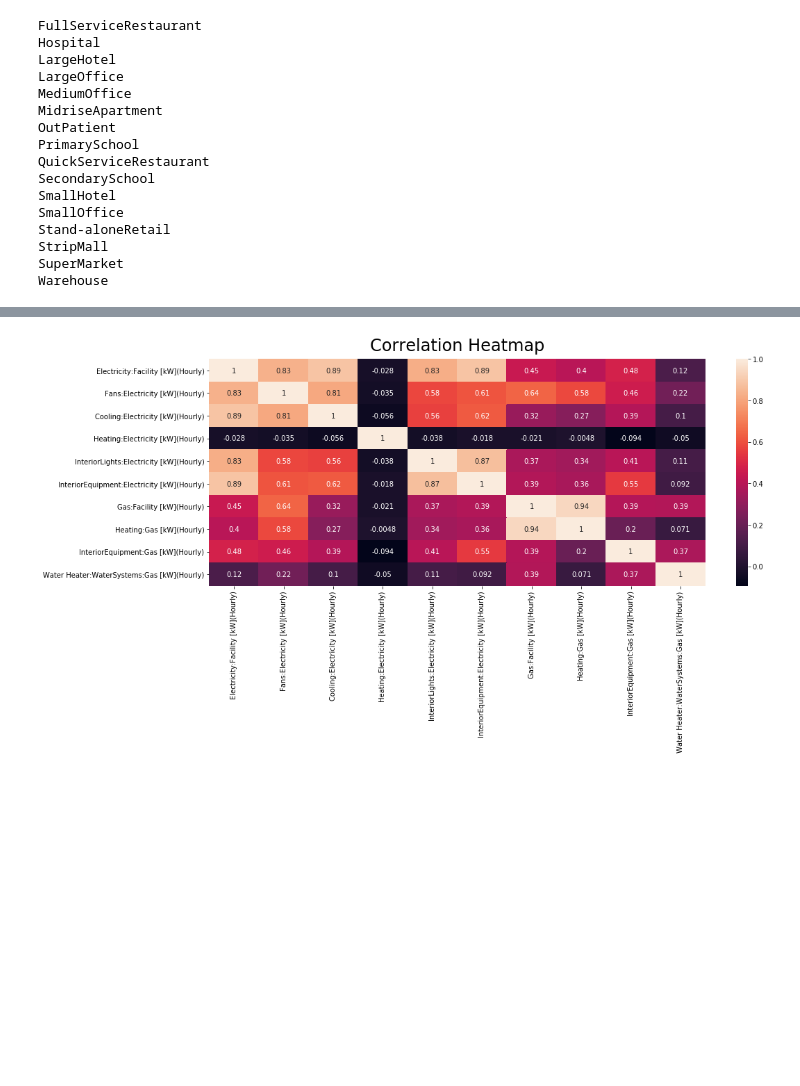
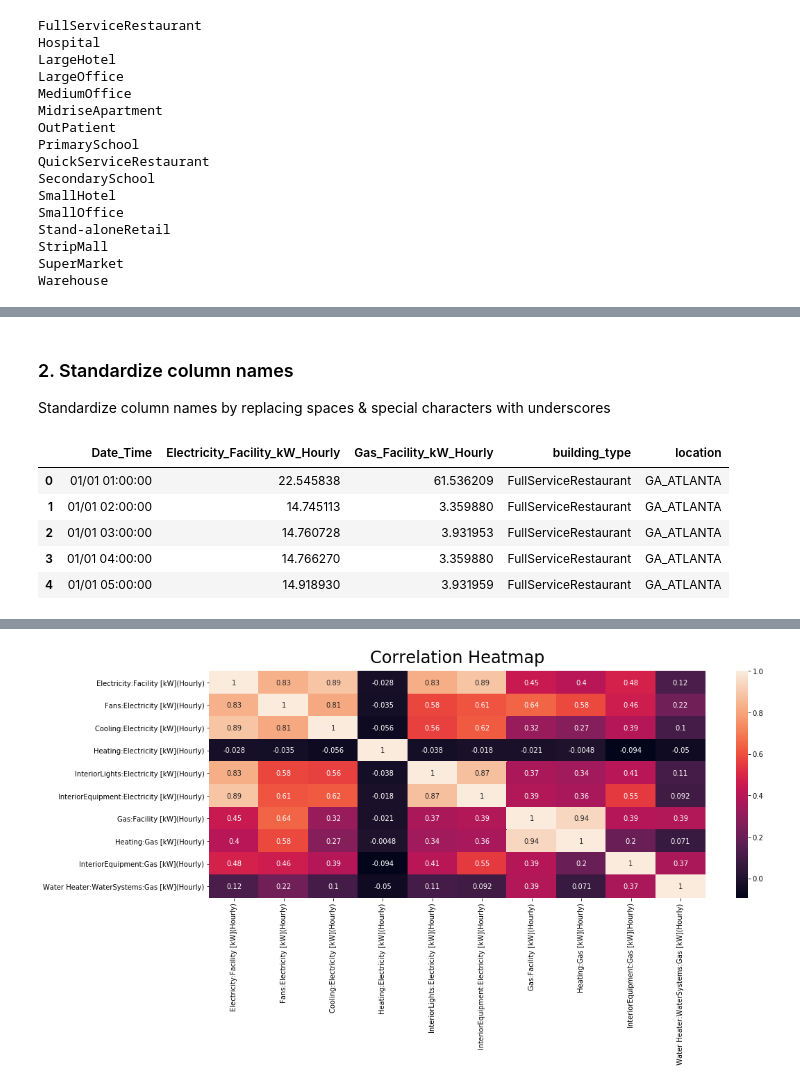
Before and after one commit to dgitts/electric-load-forecasting, a Jupyter notebook: notebooks/david.ipynb, the cells around one changed output, grey strips where cells are left out. Saved outputs shown, nothing was run; the diff lists cells and outputs as text; code cells hidden in the pictures; blank space fills up the shorter version.

```diff
--- a/notebooks/david.ipynb
+++ b/notebooks/david.ipynb
@@ -39,7 +39,7 @@ def clean_filename(filename):
         filename = filename.replace(substring_to_remove, '')
     return filename
 
-def standardize_columns(columns):
+def standardize_column_names(columns):
     mapping = [ (' ', '_'), ('[', ''), (']\(', '_'), ('\)', '') , ('/', '_'), (':', '_')]
     for k, v in mapping:
         columns = columns.str.replace(k, v)
@@ -107,0 +123,7 @@ df.drop(cols_to_remove, inplace=True, axis=1)
+# %%
+cols_to_remove = ['Fans:Electricity [kW](Hourly)', 'Cooling:Electricity [kW](Hourly)','Heating:Electricity [kW](Hourly)'
+                                              ,'InteriorLights:Electricity [kW](Hourly)','InteriorEquipment:Electricity [kW](Hourly)'
+                                              ,'Heating:Gas [kW](Hourly)','InteriorEquipment:Gas [kW](Hourly)','Water Heater:WaterSystems:Gas [kW](Hourly)'
+                                              ]
+df_aggregate_only = df.drop(cols_to_remove, axis=1)
+df_aggregate_only.head()
@@ -107,0 +137,13 @@ df.drop(cols_to_remove, inplace=True, axis=1)
+# %% [markdown]
+### 2. Standardize column names
+Standardize column names by replacing spaces & special characters with underscores
+# %%
+df_aggregate_only.columns = standardize_column_names(df_aggregate_only.columns)
+df_aggregate_only.head()
+# %% [output]
+|  | Date_Time | Electricity_Facility_kW_Hourly | Gas_Facility_kW_Hourly | building_type | location |
+| 0 | 01/01 01:00:00 | 22.545838 | 61.536209 | FullServiceRestaurant | GA_ATLANTA |
+| 1 | 01/01 02:00:00 | 14.745113 | 3.359880 | FullServiceRestaurant | GA_ATLANTA |
+| 2 | 01/01 03:00:00 | 14.760728 | 3.931953 | FullServiceRestaurant | GA_ATLANTA |
+| 3 | 01/01 04:00:00 | 14.766270 | 3.359880 | FullServiceRestaurant | GA_ATLANTA |
+| 4 | 01/01 05:00:00 | 14.918930 | 3.931959 | FullServiceRestaurant | GA_ATLANTA |
```
Also changed, not shown: parts of 16 cells of this notebook, 1 other file.
